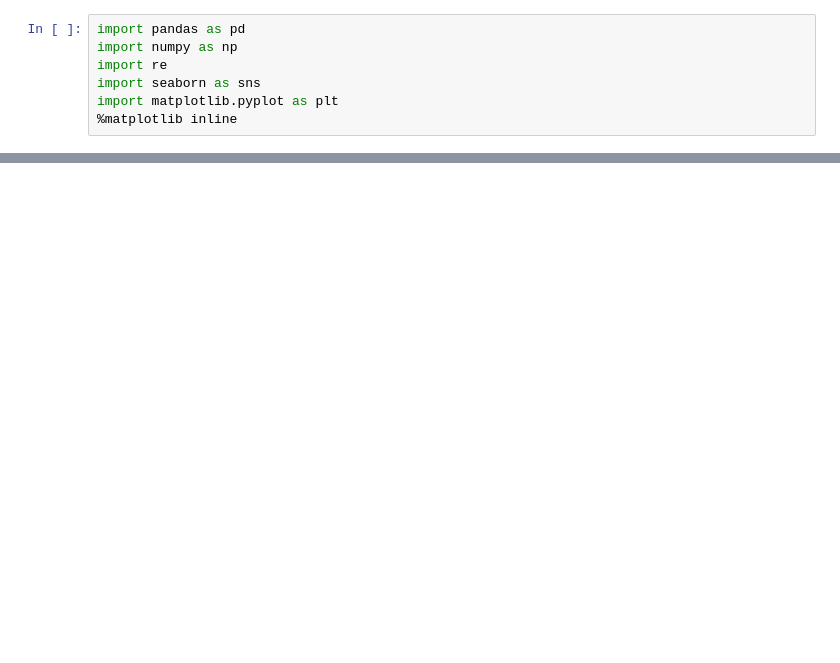
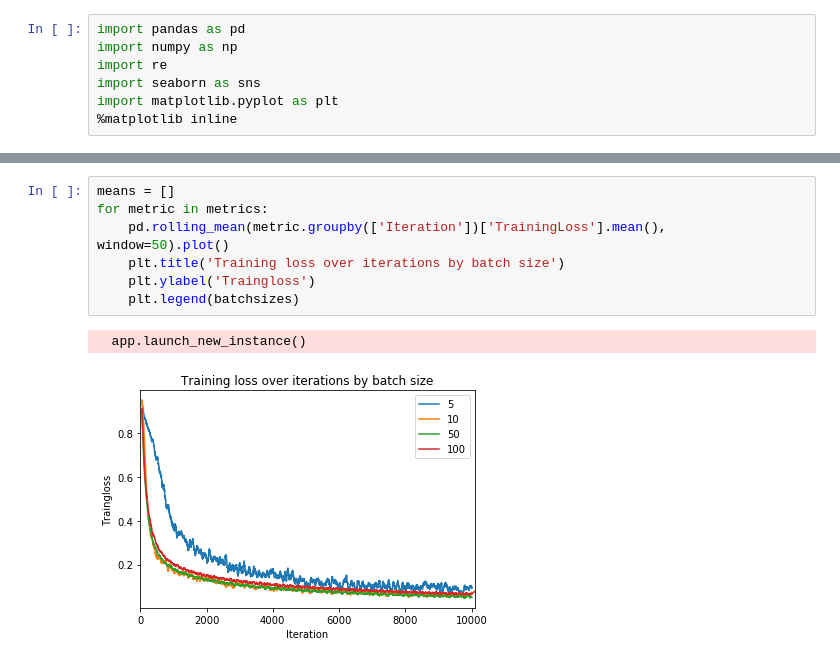
Before and after one commit to lguillain/Data-Analysis-Systems, a Jupyter notebook: WorkerAnalysis.ipynb, the cells around one changed output, grey strips where cells are left out. Saved outputs shown, nothing was run; the diff lists cells and outputs as text; blank space fills up the shorter version.

```diff
--- a/WorkerAnalysis.ipynb
+++ b/WorkerAnalysis.ipynb
@@ -118,0 +180,10 @@ for i in [1, 0.1, 0.01, 0.001]:
+# %%
+means = []
+for metric in metrics:
+    pd.rolling_mean(metric.groupby(['Iteration'])['TrainingLoss'].mean(), window=50).plot()
+    plt.title('Training loss over iterations by batch size')
+    plt.ylabel('Traingloss')
+    plt.legend(batchsizes)
+# %% [output]
+  app.launch_new_instance()
+[figure, added]
```
Also changed, not shown: parts of 42 cells of this notebook.
